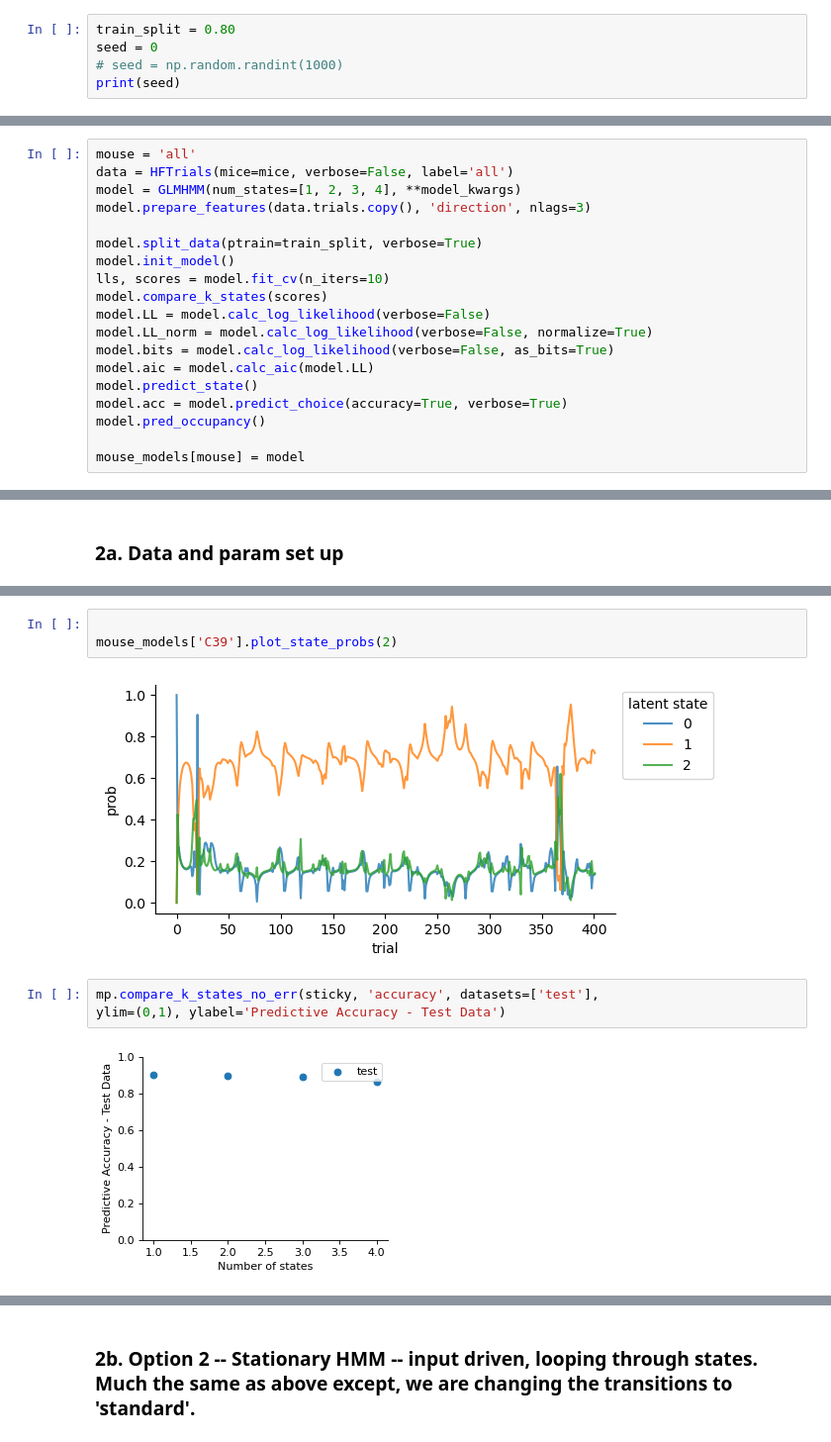
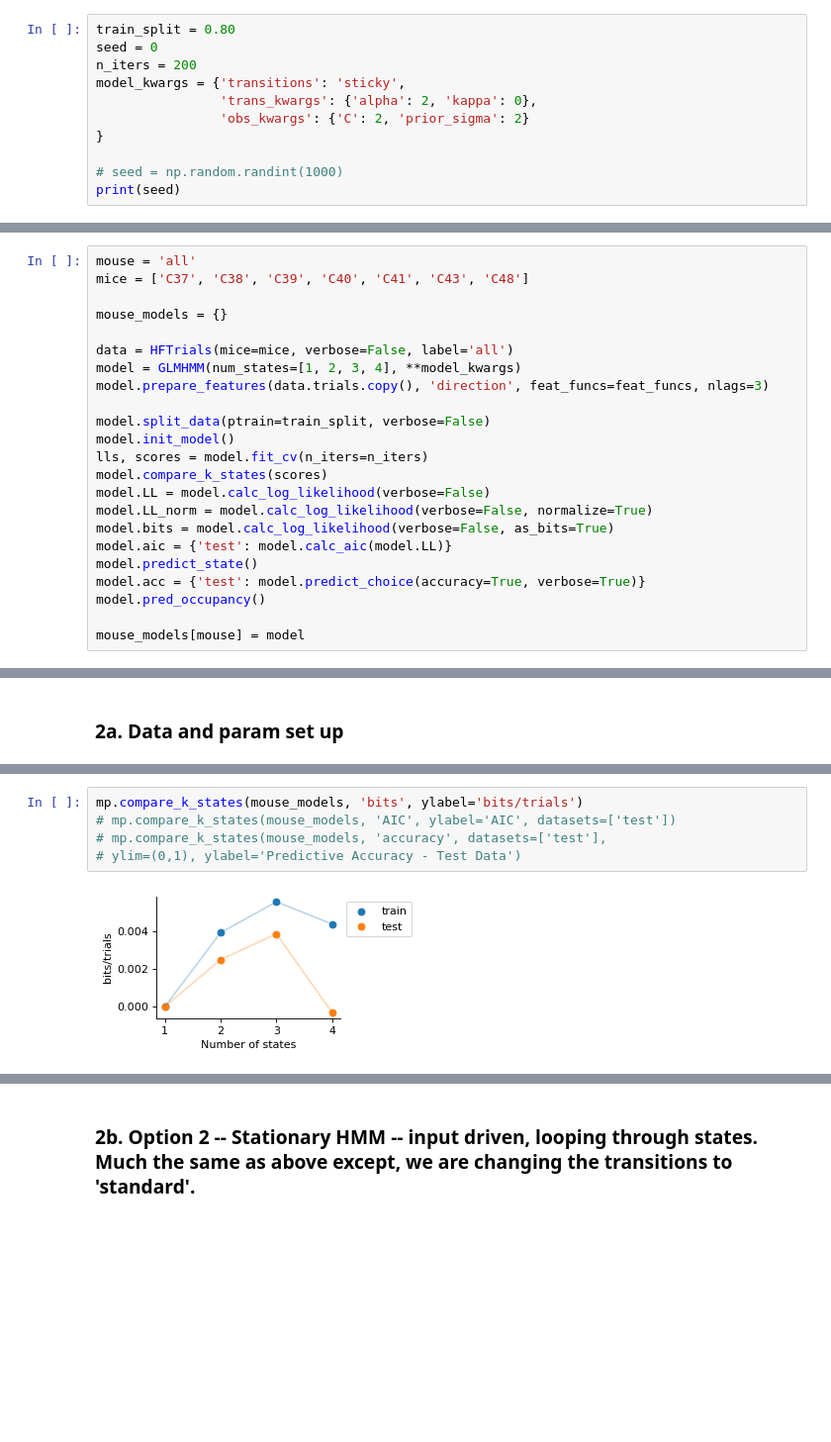
Before and after one commit to celiaberon/behavior-helpers, a Jupyter notebook: notebooks/multi-glm-hmm.ipynb, the cells around one changed output, grey strips where cells are left out. Shown: that part at 99% size. Drawn from its saved outputs; the diff is of its cells as text; blank space fills up the shorter version.

Commit message:
exploring data, state based patterns of behavioral variables

```diff
--- a/notebooks/multi-glm-hmm.ipynb
+++ b/notebooks/multi-glm-hmm.ipynb
@@ -25,6 +30,12 @@ The autoreload extension is already loaded. To reload it, use:
 # %%
 train_split = 0.80
 seed = 0
+n_iters = 200
+model_kwargs = {'transitions': 'sticky',
+                'trans_kwargs': {'alpha': 2, 'kappa': 0},
+                'obs_kwargs': {'C': 2, 'prior_sigma': 2}
+}
+
 # seed = np.random.randint(1000)
 print(seed)
 # %% [output]
@@ -127,19 +85,23 @@ Model with 3 state(s) has a test predictive accuracy of 0.8924092409240925
 # %%
 mouse = 'all'
+mice = ['C37', 'C38', 'C39', 'C40', 'C41', 'C43', 'C48']
+
+mouse_models = {}
+
 data = HFTrials(mice=mice, verbose=False, label='all')
 model = GLMHMM(num_states=[1, 2, 3, 4], **model_kwargs)
-model.prepare_features(data.trials.copy(), 'direction', nlags=3)
+model.prepare_features(data.trials.copy(), 'direction', feat_funcs=feat_funcs, nlags=3)
 
-model.split_data(ptrain=train_split, verbose=True)
+model.split_data(ptrain=train_split, verbose=False)
 model.init_model()
-lls, scores = model.fit_cv(n_iters=10)
+lls, scores = model.fit_cv(n_iters=n_iters)
 model.compare_k_states(scores)
 model.LL = model.calc_log_likelihood(verbose=False)
 model.LL_norm = model.calc_log_likelihood(verbose=False, normalize=True)
 model.bits = model.calc_log_likelihood(verbose=False, as_bits=True)
-model.aic = model.calc_aic(model.LL)
+model.aic = {'test': model.calc_aic(model.LL)}
 model.predict_state()
-model.acc = model.predict_choice(accuracy=True, verbose=True)
+model.acc = {'test': model.predict_choice(accuracy=True, verbose=True)}
 model.pred_occupancy()
 
 mouse_models[mouse] = model
@@ -187,10 +133,7 @@ mp.compare_k_states(mouse_models, 'AIC', ylabel='AIC')
-# %%
-
-mouse_models['C39'].plot_state_probs(2)
-# %% [output]
-[figure, removed]
 # %%
-mp.compare_k_states_no_err(sticky, 'accuracy', datasets=['test'],
-ylim=(0,1), ylabel='Predictive Accuracy - Test Data')
+mp.compare_k_states(mouse_models, 'bits', ylabel='bits/trials')
+# mp.compare_k_states(mouse_models, 'AIC', ylabel='AIC', datasets=['test'])
+# mp.compare_k_states(mouse_models, 'accuracy', datasets=['test'],
+# ylim=(0,1), ylabel='Predictive Accuracy - Test Data')
 # %% [output]
-[figure, old version]
+[figure, new version]
```
Also changed, not shown: parts of 44 cells of this notebook.
